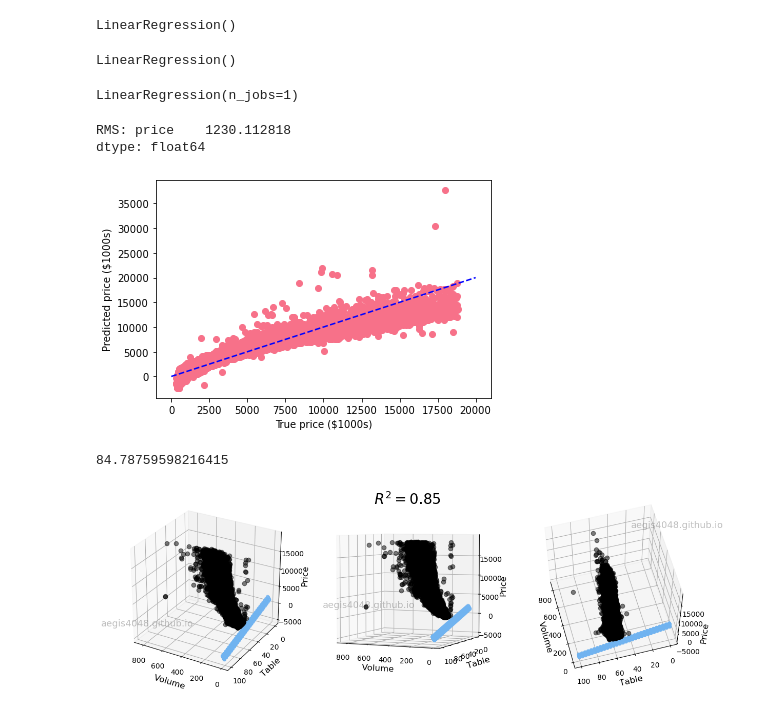
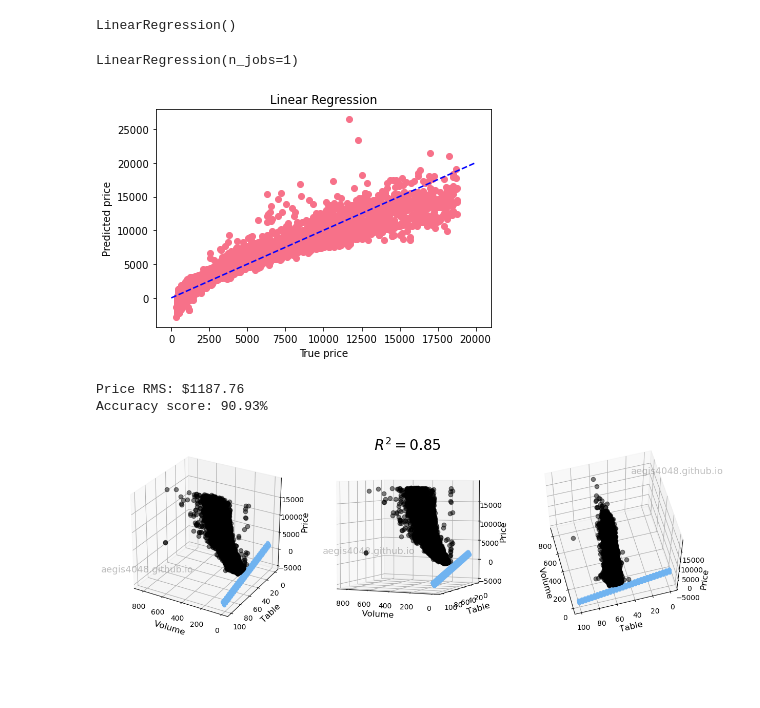
Before and after one commit to JLechuga94/Machine-Learning, a Jupyter notebook: notebook_dm2_diam.ipynb, the cells around one changed output. Cells and saved outputs as stored; diff of their text form; code cells hidden in the pictures; blank space fills up the shorter version.

```diff
--- a/notebook_dm2_diam.ipynb
+++ b/notebook_dm2_diam.ipynb
@@ -480,13 +480,8 @@ X_train, X_test, y_train, y_test = train_test_split(X, y, test_size=0.2)
 # %%
-model = LinearRegression()
-model.fit(X_train, y_train)
+linR = LinearRegression()
+linR.fit(X_train, y_train)
 # %% [output]
 LinearRegression()
-# %%
-clf = LinearRegression()
-clf.fit(X_train, y_train)
-# %% [output]
-LinearRegression()
 # %%
 LinearRegression(copy_X=True, fit_intercept=True, n_jobs=1, normalize=False)
 # %% [output]
@@ -497,18 +489,21 @@ expected = y_test
+# %%
+predictedLR = linR.predict(X_test)
+predictedLR = predictedLR.reshape((predictedLR.shape[0], 1))
+expected = y_test
 # %%
-plt.scatter(expected, predicted)
+plt.scatter(expected, predictedLR)
 plt.plot([0, 20000], [0, 20000], '--k', color="b")
 plt.axis('tight')
-plt.xlabel('True price ($1000s)')
-plt.ylabel('Predicted price ($1000s)')
-print("RMS:", np.sqrt(np.mean((predicted - expected) ** 2)))
+plt.title('Linear Regression')
+plt.xlabel('True price')
+plt.ylabel('Predicted price')
+plt.show()
+print("Price RMS: ${0:.2f}".format(np.sqrt(np.mean((predictedLR - expected) ** 2))[0]))
+print("Accuracy score: {0:.2f}%".format(linR.score(X_test, y_test)*100))
 # %% [output]
+[figure, new version]
-RMS: price    1230.112818
-dtype: float64
+Price RMS: $1187.76
+Accuracy score: 90.93%
-[figure, old version]
-# %%
-clf.score(X_test, y_test)*100
-# %% [output]
-84.78759598216415
 # %%
 #Unrelated to above part
 import matplotlib.pyplot as plt
```
Also changed, not shown: parts of 15 cells of this notebook, 5 other files.
